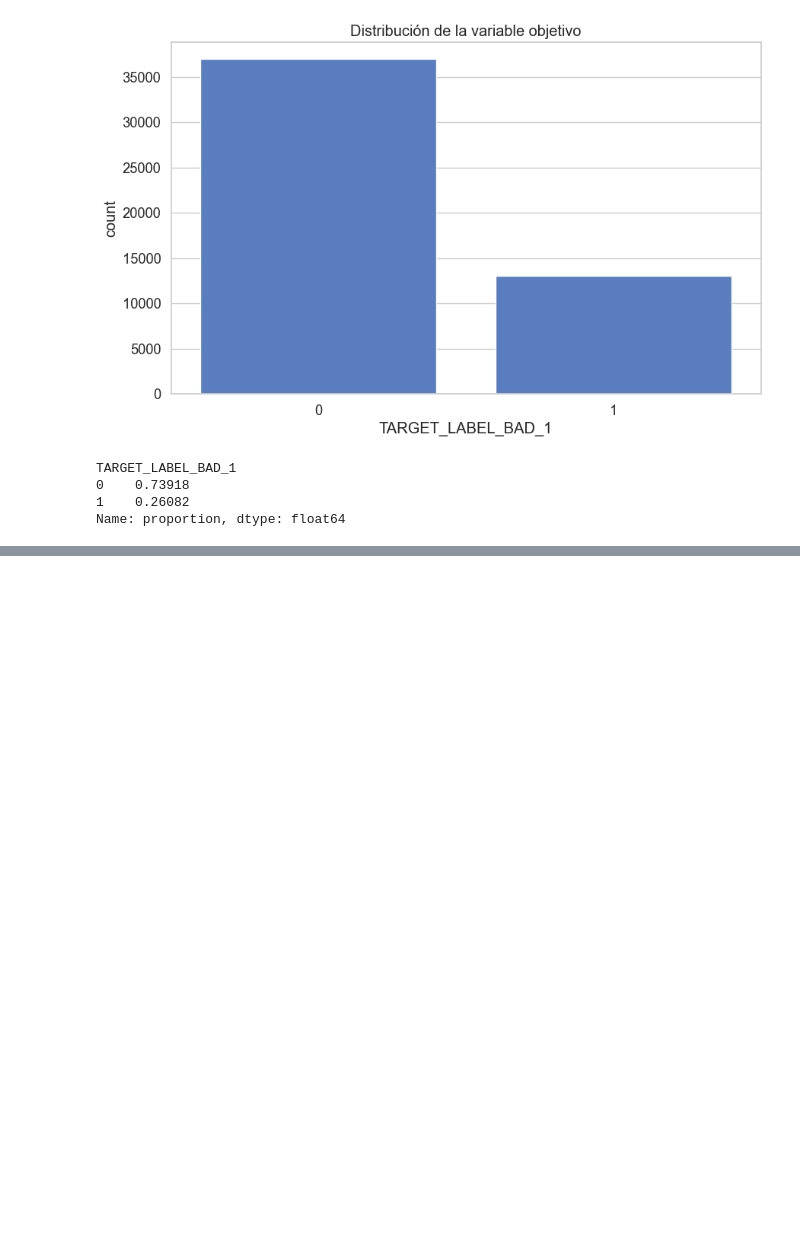
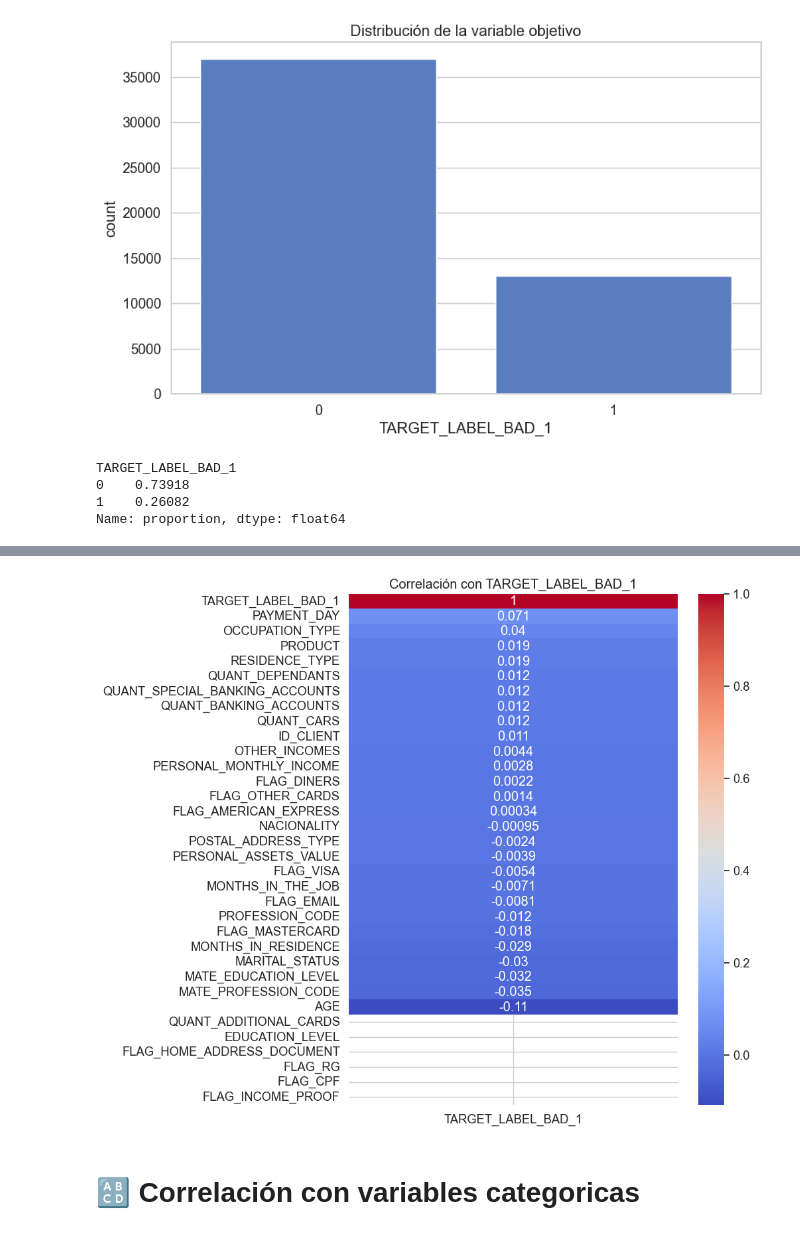
Before and after one commit to jorgerojas7/ML_CreditRisk, a Jupyter notebook: notebooks/01_EDA_PAKDD2010.ipynb, the cells around one changed output, grey strips where cells are left out. Drawn from its saved outputs; the diff is of its cells as text; code cells hidden in the pictures; blank space fills up the shorter version.

```diff
--- a/notebooks/01_EDA_PAKDD2010.ipynb
+++ b/notebooks/01_EDA_PAKDD2010.ipynb
@@ -168,0 +171,3 @@ Name: proportion, dtype: float64
+# %%
+numeric_df = df_train.select_dtypes(include=['int64', 'float64'])
+numeric_df.shape
@@ -168,0 +197,10 @@ Name: proportion, dtype: float64
+# %%
+plt.figure(figsize=(8,10))
+sns.heatmap(numeric_df.corr()[['TARGET_LABEL_BAD_1']].sort_values(by='TARGET_LABEL_BAD_1', ascending=False),
+            annot=True, cmap='coolwarm')
+plt.title('Correlación con TARGET_LABEL_BAD_1')
+plt.show()
+# %% [output]
+[figure, added]
+# %% [markdown]
+# 🔠 Correlación con variables categoricas
```
Also changed, not shown: parts of 22 cells of this notebook.
